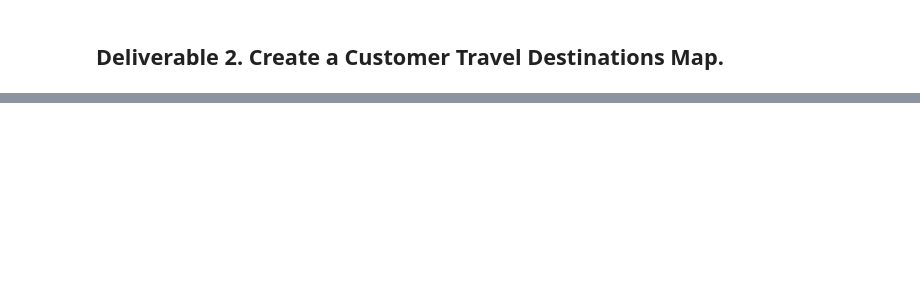
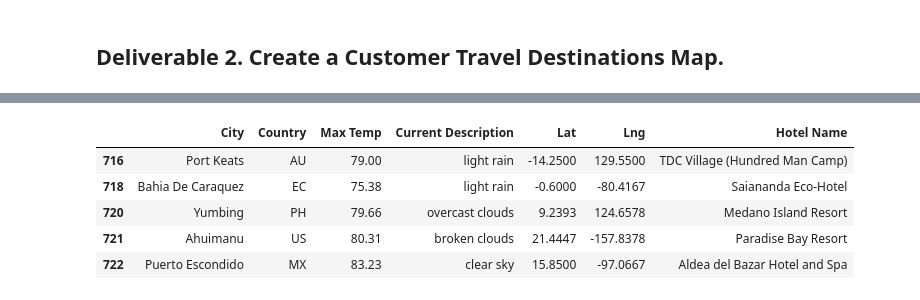
Before and after one commit to ianakt/World_Weather_Analysis, a Jupyter notebook: Vacation_Search/Vacation_Search.ipynb, the cells around one changed output, grey strips where cells are left out. Saved outputs shown, nothing was run; the diff lists cells and outputs as text; code cells hidden in the pictures; blank space fills up the shorter version.

```diff
--- a/Vacation_Search/Vacation_Search.ipynb
+++ b/Vacation_Search/Vacation_Search.ipynb
@@ -61,3 +130,11 @@ for index, row in hotel_df.iterrows():
 # %%
 # 7. Drop the rows where there is no Hotel Name.
-hotel_df.dropna()
+clean_hotel_df = hotel_df.dropna()
+clean_hotel_df.tail()
+# %% [output]
+|  | City | Country | Max Temp | Current Description | Lat | Lng | Hotel Name |
+| 716 | Port Keats | AU | 79.00 | light rain | -14.2500 | 129.5500 | TDC Village (Hundred Man Camp) |
+| 718 | Bahia De Caraquez | EC | 75.38 | light rain | -0.6000 | -80.4167 | Saiananda Eco-Hotel |
+| 720 | Yumbing | PH | 79.66 | overcast clouds | 9.2393 | 124.6578 | Medano Island Resort |
+| 721 | Ahuimanu | US | 80.31 | broken clouds | 21.4447 | -157.8378 | Paradise Bay Resort |
+| 722 | Puerto Escondido | MX | 83.23 | clear sky | 15.8500 | -97.0667 | Aldea del Bazar Hotel and Spa |
```
Also changed, not shown: parts of 16 cells of this notebook, 3 other files.
